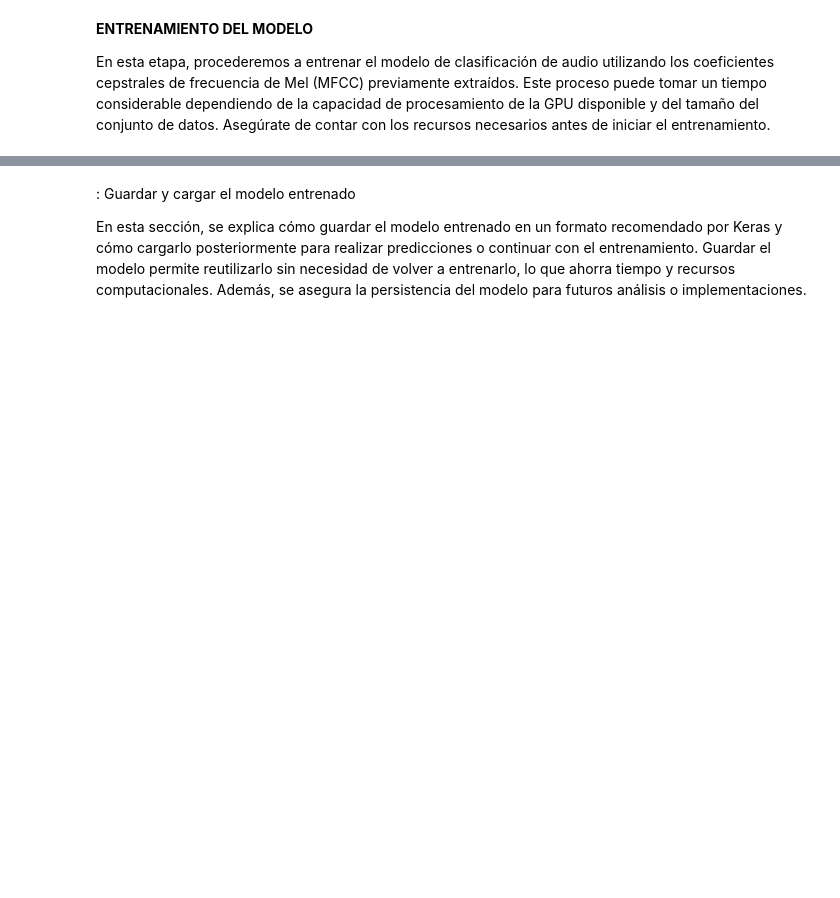
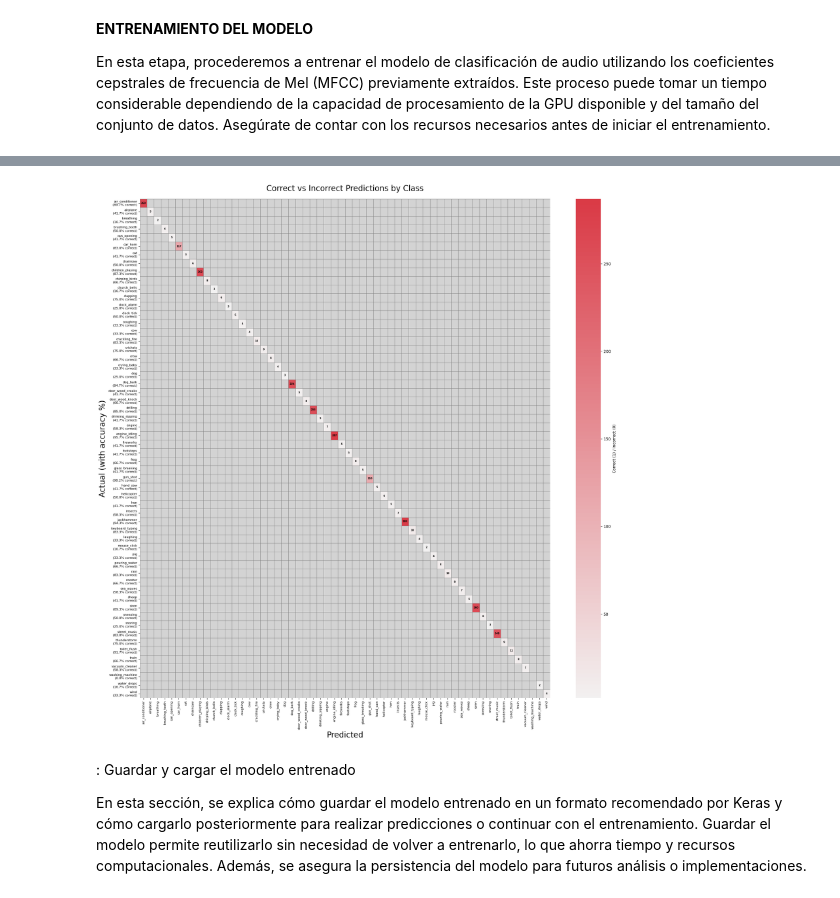
Before and after one commit to daniel-baf/url-notas, a Jupyter notebook: docs/0-RES/tecnologias-emergentes/proyecto final/recolector-audios.ipynb, the cells around one changed output, grey strips where cells are left out. Saved outputs shown, nothing was run; the diff lists cells and outputs as text; code cells hidden in the pictures; blank space fills up the shorter version.

```diff
--- a/docs/0-RES/tecnologias-emergentes/proyecto final/recolector-audios.ipynb
+++ b/docs/0-RES/tecnologias-emergentes/proyecto final/recolector-audios.ipynb
@@ -364,3 +665,62 @@ plt.show()
+# %%
+import numpy as np
+
+# Crear matriz binaria de correctos/incorrectos
+correct_matrix = np.zeros_like(confusion_matrix_result)
+np.fill_diagonal(correct_matrix, 1)  # Marcamos la diagonal como correctos (1)
+binary_matrix = (
+    confusion_matrix_result * correct_matrix
+)  # Solo quedan los valores de la diagonal
+
+# Matriz de incorrectos (todo menos la diagonal)
+incorrect_matrix = confusion_matrix_result - binary_matrix
+
+# Porcentaje de correctos por clase
+total_samples = confusion_matrix_result.sum(axis=1)
+correct_percentage = np.diag(confusion_matrix_result) / total_samples * 100
+
+# Crear el heatmap
+plt.figure(figsize=(20, 20))
+
+# Paleta de colores: verde para correcto, rojo para incorrecto
+cmap = sns.diverging_palette(120, 10, as_cmap=True)
+
+ax = sns.heatmap(
+    binary_matrix,  # Mostramos solo la matriz binaria
+    annot=confusion_matrix_result,  # Mostramos los valores originales como anotación
+    fmt="d",
+    cmap=cmap,
+    center=0.5,
+    xticklabels=class_names,
+    yticklabels=class_names,
+    linewidths=0.5,
+    linecolor="grey",
+    cbar_kws={"label": "Correct (1) / Incorrect (0)"},
+    annot_kws={"size": 6, "color": "black", "weight": "bold"},
+    mask=(binary_matrix == 0),  # Enmascaramos los incorrectos para mostrarlos en blanco
+)
+
+# Añadir porcentaje de acierto en el eje y
+yticklabels = [
+    f"{name}\n({perc:.1f}% correct)"
+    for name, perc in zip(class_names, correct_percentage)
+]
+ax.set_yticklabels(yticklabels, rotation=0, fontsize=8)
+
+# Ajustar los textos
+ax.set_title("Correct vs Incorrect Predictions by Class", fontsize=20, pad=20)
+ax.set_xlabel("Predicted", fontsize=20)
+ax.set_ylabel("Actual (with accuracy %)", fontsize=20)
+ax.set_xticklabels(ax.get_xticklabels(), rotation=90, fontsize=8)
+
+# Fondo del eje
+ax.set_facecolor("lightgray")
+
+# Layout para evitar recortes
+plt.tight_layout()
+plt.show()
+# %% [output]
+[figure, added]
 # %% [markdown]
 : Guardar y cargar el modelo entrenado
 
```
Also changed, not shown: parts of 31 cells of this notebook, 6 other files.
